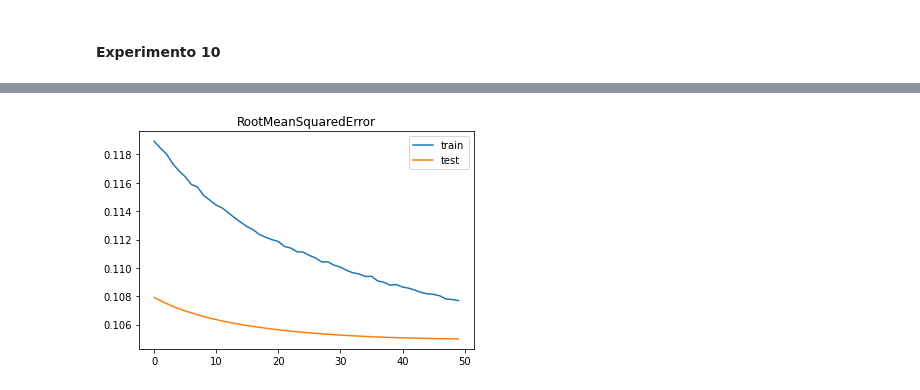
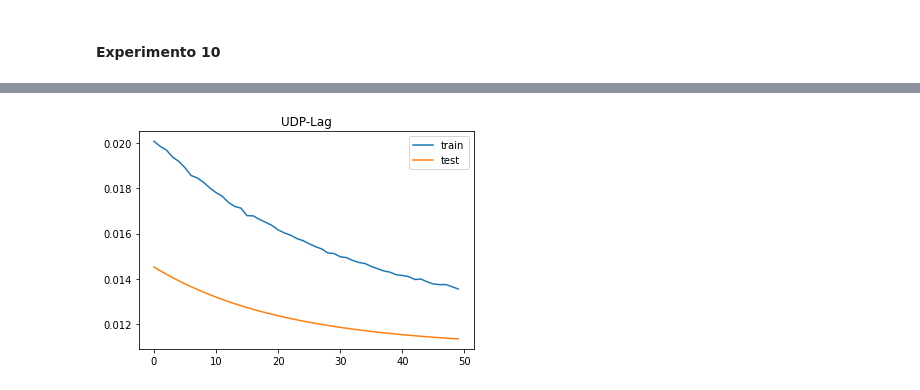
Before and after one commit to RodrigoTorbes/DeteccaoDDoS_DeepLearning, a Jupyter notebook: deeplearning_UDPlag.ipynb, the cells around one changed output, grey strips where cells are left out. Drawn from its saved outputs; the diff is of its cells as text; code cells hidden in the pictures.

```diff
--- a/deeplearning_UDPlag.ipynb
+++ b/deeplearning_UDPlag.ipynb
@@ -283,7 +283,7 @@ Non-trainable params: 0
 _________________________________________________________________
 None
 # %%
-checkpointer1 = ModelCheckpoint(filepath='model.weights.best.hdf5', verbose=1, save_best_only=True)
+checkpointer1 = ModelCheckpoint(filepath='/content/drive/My Drive/Colab Notebooks/model.UDPlag.hdf5', verbose=1, save_best_only=True)
 hist1 = model1.fit(x_train, y_train, validation_data=(x_test, y_test), epochs=50, batch_size=32, callbacks=[checkpointer1], verbose = 2)
 # %% [output]
 Epoch 1/50
@@ -1232,8 +325,10 @@ RootMeanSquaredError: 10.50%
 # %%
-plt.title('RootMeanSquaredError')
-plt.plot(hist10.history['root_mean_squared_error'], label='train')
-plt.plot(hist10.history['val_root_mean_squared_error'], label='test')
+plt.title('UDP-Lag')
+plt.plot(hist1.history['loss'], label='train')
+plt.plot(hist1.history['val_loss'], label='test')
+plt.ylabel('loss')
+plt.xlabel('epoch')
 plt.legend()
 plt.show();
 # %% [output]
-[figure, old version]
+[figure, new version]
```
Also changed, not shown: parts of 48 cells of this notebook.
